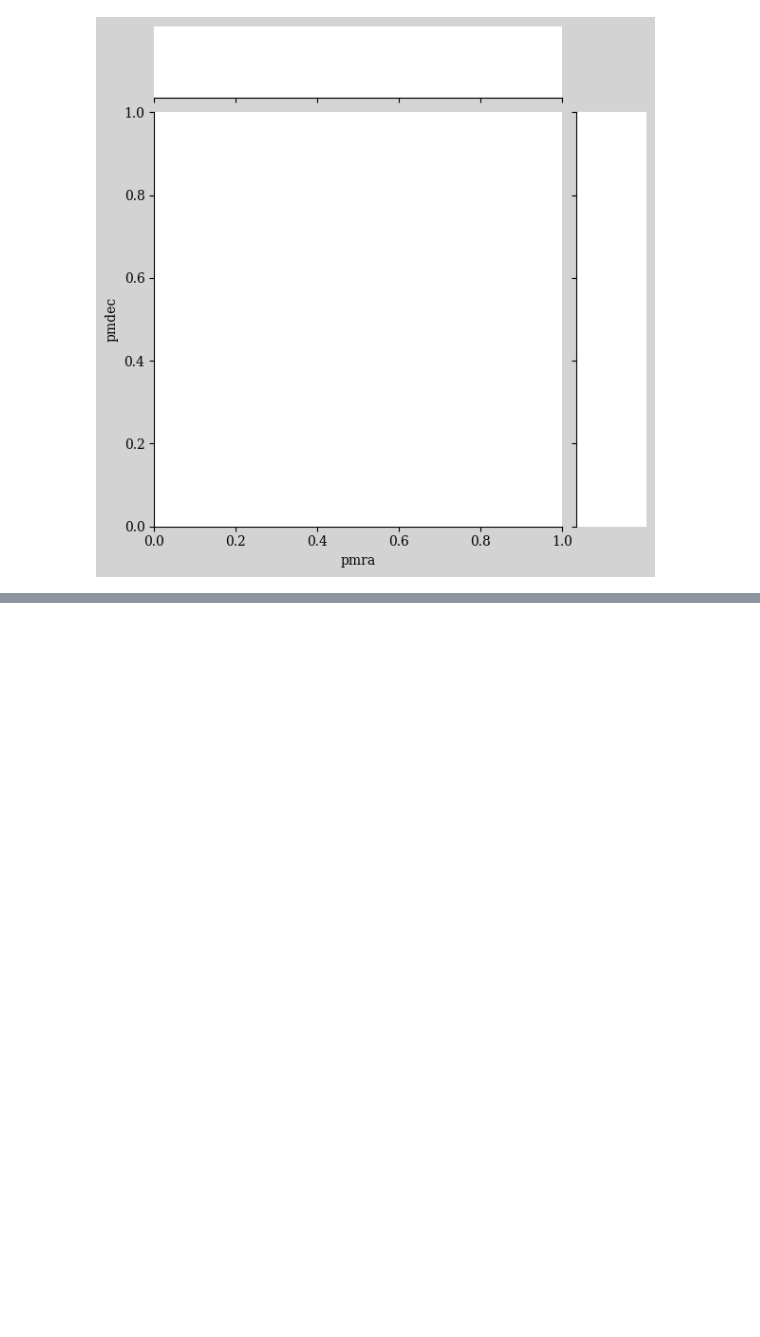
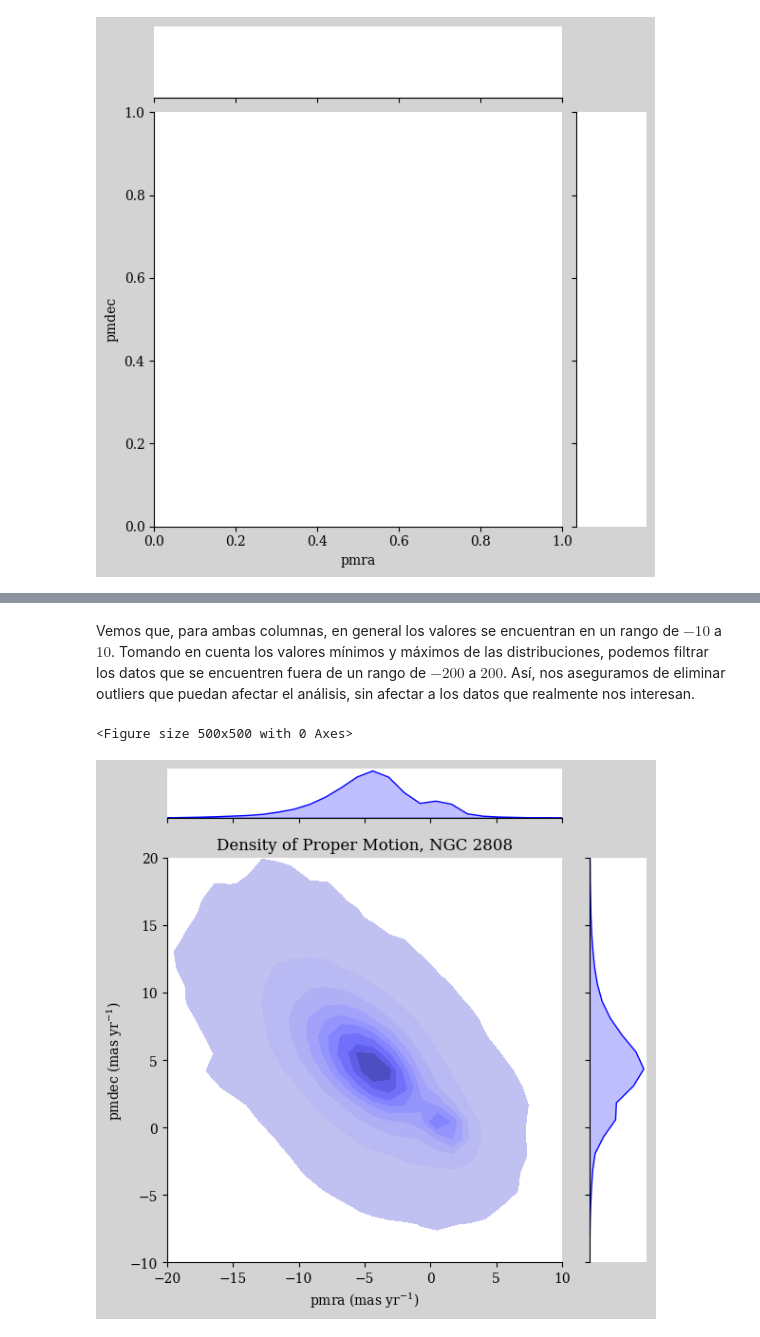
Before and after one commit to ojedarcelo/astrocodigos, a Jupyter notebook: AST0411 - Astrofísica Extragaláctica/Tareas/Tarea 1/tarea_1.ipynb, the cells around one changed output, grey strips where cells are left out. Saved outputs shown, nothing was run; the diff lists cells and outputs as text; code cells hidden in the pictures; blank space fills up the shorter version.

```diff
--- a/AST0411 - Astrofísica Extragaláctica/Tareas/Tarea 1/tarea_1.ipynb
+++ b/AST0411 - Astrofísica Extragaláctica/Tareas/Tarea 1/tarea_1.ipynb
@@ -624,0 +645,2 @@ ValueError: Contour levels must be increasing
+# %% [markdown]
+Vemos que, para ambas columnas, en general los valores se encuentran en un rango de $-10$ a $10$. Tomando en cuenta los valores mínimos y máximos de las distribuciones, podemos filtrar los datos que se encuentren fuera de un rango de $-200$ a $200$. Así, nos aseguramos de eliminar outliers que puedan afectar el análisis, sin afectar a los datos que realmente nos interesan.
@@ -625 +651,22 @@ ValueError: Contour levels must be increasing
+# %%
+plt.figure(figsize=(5, 5))
+
+ngc_2808['pmra'] = ngc_2808['pmra'].dropna()
+ngc_2808['pmdec'] = ngc_2808['pmdec'].dropna()
+
+sns_plot = sns.jointplot(data=ngc_2808, x='pmra', y='pmdec', kind='kde', color='blue', fill=True, height=6, dropna=True)
+
+ax_joint = sns_plot.ax_joint
+ax_joint.set_xlim(-20, 10)
+ax_joint.set_ylim(-10, 20)
+
+ax_joint.set_xlabel(r'pmra (mas yr$^{-1}$)')
+ax_joint.set_ylabel(r'pmdec (mas yr$^{-1}$)')
+
+ax_joint.set_title('Density of Proper Motion, NGC 2808')
+
+plt.tight_layout()
+# %% [output]
+<Figure size 500x500 with 0 Axes>
+[figure, added]
 # %% [markdown]
```
Also changed, not shown: parts of 56 cells of this notebook.
